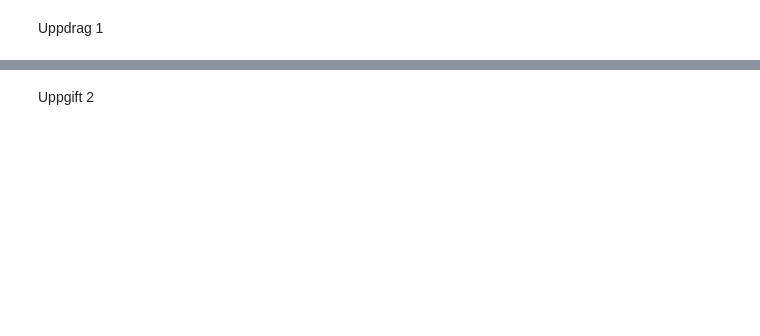
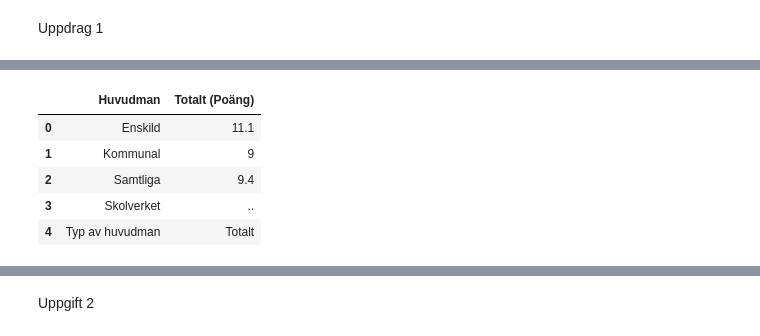
Before and after one commit to aeriesAce/Labb2, a Jupyter notebook: main.ipynb, the cells around one changed output, grey strips where cells are left out. Saved outputs shown, nothing was run; the diff lists cells and outputs as text; code cells hidden in the pictures; blank space fills up the shorter version.

```diff
--- a/main.ipynb
+++ b/main.ipynb
@@ -47,0 +57,20 @@ print(sheets_removed_nulls['Engelska'])
+# %%
+# remove the NaNs from each sheet
+for d in sheets:
+    cleaned_data[d] = cleaned_data[d].dropna()
+# %%
+# group huvudman and totalt (poäng) to use sum to calculate the total sum of poäng
+# first a dictionary to save the grouped data
+group_sheets = {}
+
+for g in sheets:
+    group_sheets[g] = cleaned_data[g].groupby(["Huvudman"]).agg({"Totalt (Poäng)": "sum"}).reset_index()
+
+group_sheets["Svenska som andraspråk"].head()
+# %% [output]
+|  | Huvudman | Totalt (Poäng) |
+| 0 | Enskild | 11.1 |
+| 1 | Kommunal | 9 |
+| 2 | Samtliga | 9.4 |
+| 3 | Skolverket | .. |
+| 4 | Typ av huvudman | Totalt |
```
Also changed, not shown: parts of 11 cells of this notebook, 1 other file.
